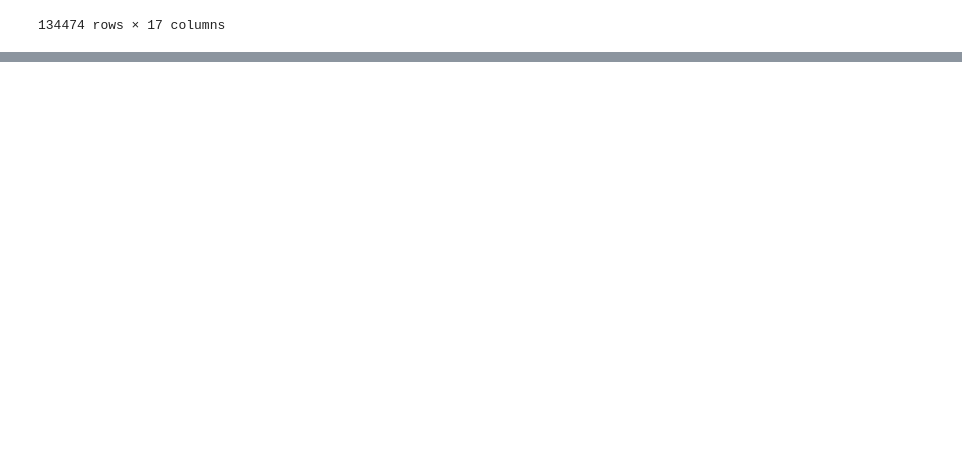
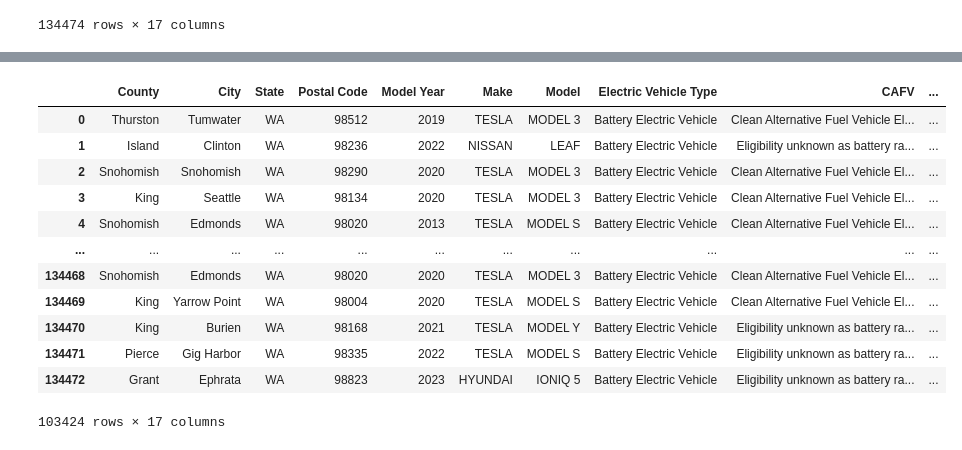
Before and after one commit to MichaelHowick/CS4580-EDA-Assignment, a Jupyter notebook: lk_notebook.ipynb, the cells around one changed output, grey strips where cells are left out. Drawn from its saved outputs; the diff is of its cells as text; code cells hidden in the pictures; blank space fills up the shorter version.

```diff
--- a/lk_notebook.ipynb
+++ b/lk_notebook.ipynb
@@ -71,0 +42,18 @@ memory usage: 17.4+ MB
+# %%
+bev_df = df[df['Electric Vehicle Type'] == 'Battery Electric Vehicle   ']
+bev_df
+#print(134474 * 0.77)
+# %% [output]
+|  | County | City | State | Postal Code | Model Year | Make | Model | Electric Vehicle Type | CAFV | ... |
+| 0 | Thurston | Tumwater | WA | 98512 | 2019 | TESLA | MODEL 3 | Battery Electric Vehicle | Clean Alternative Fuel Vehicle El... | ... |
+| 1 | Island | Clinton | WA | 98236 | 2022 | NISSAN | LEAF | Battery Electric Vehicle | Eligibility unknown as battery ra... | ... |
+| 2 | Snohomish | Snohomish | WA | 98290 | 2020 | TESLA | MODEL 3 | Battery Electric Vehicle | Clean Alternative Fuel Vehicle El... | ... |
+| 3 | King | Seattle | WA | 98134 | 2020 | TESLA | MODEL 3 | Battery Electric Vehicle | Clean Alternative Fuel Vehicle El... | ... |
+| 4 | Snohomish | Edmonds | WA | 98020 | 2013 | TESLA | MODEL S | Battery Electric Vehicle | Clean Alternative Fuel Vehicle El... | ... |
+| ... | ... | ... | ... | ... | ... | ... | ... | ... | ... | ... |
+| 134468 | Snohomish | Edmonds | WA | 98020 | 2020 | TESLA | MODEL 3 | Battery Electric Vehicle | Clean Alternative Fuel Vehicle El... | ... |
+| 134469 | King | Yarrow Point | WA | 98004 | 2020 | TESLA | MODEL S | Battery Electric Vehicle | Clean Alternative Fuel Vehicle El... | ... |
+| 134470 | King | Burien | WA | 98168 | 2021 | TESLA | MODEL Y | Battery Electric Vehicle | Eligibility unknown as battery ra... | ... |
+| 134471 | Pierce | Gig Harbor | WA | 98335 | 2022 | TESLA | MODEL S | Battery Electric Vehicle | Eligibility unknown as battery ra... | ... |
+| 134472 | Grant | Ephrata | WA | 98823 | 2023 | HYUNDAI | IONIQ 5 | Battery Electric Vehicle | Eligibility unknown as battery ra... | ... |
+103424 rows × 17 columns
```
Also changed, not shown: parts of 7 cells of this notebook, 1 other file.
